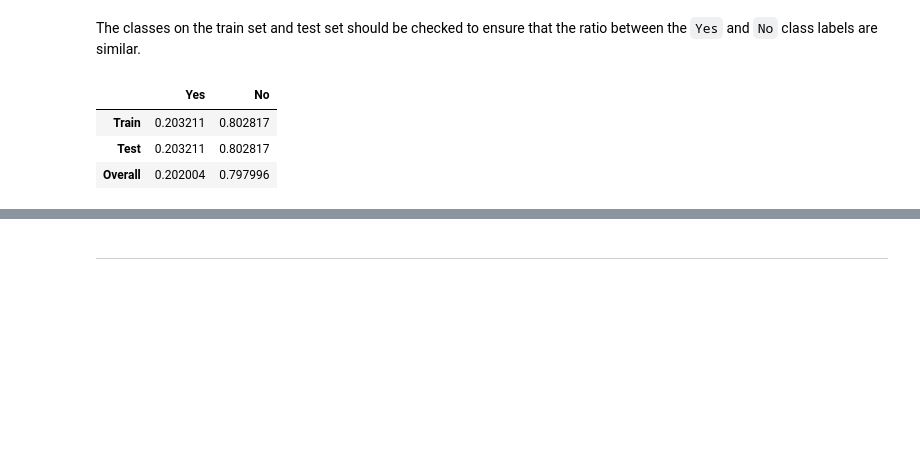
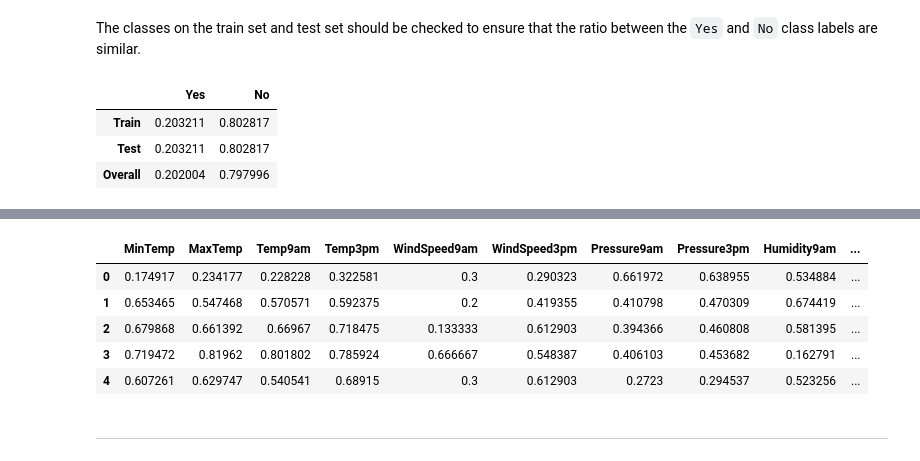
Before and after one commit to poolGolez/project-roosevelt, a Jupyter notebook: will-it-rain-in-perth.ipynb, the cells around one changed output, grey strips where cells are left out. Saved outputs shown, nothing was run; the diff lists cells and outputs as text; code cells hidden in the pictures; blank space fills up the shorter version.

```diff
--- a/will-it-rain-in-perth.ipynb
+++ b/will-it-rain-in-perth.ipynb
@@ -1521,0 +1644,13 @@ pd.DataFrame({
+# %%
+scalable_attr = [col for col in numeric_attr if col != 'Rainfall']
+
+for col in scalable_attr:
+    col_transformers[col].append(('scaler', MinMaxScaler()))
+# %%
+from sklearn.pipeline import Pipeline
+from sklearn.compose import ColumnTransformer
+
+pipelines = [ (col, Pipeline(steps), [col]) for col, steps in col_transformers.items() ]
+full_pipeline = ColumnTransformer(pipelines)
+
+full_pipeline
@@ -1522,3 +1675,13 @@ pd.DataFrame({
+# %%
+x = pd.DataFrame(data=full_pipeline.fit_transform(X_train), columns=(numeric_attr + nominal_attr))
+x.head()
+# %% [output]
+|  | MinTemp | MaxTemp | Temp9am | Temp3pm | WindSpeed9am | WindSpeed3pm | Pressure9am | Pressure3pm | Humidity9am | ... |
+| 0 | 0.174917 | 0.234177 | 0.228228 | 0.322581 | 0.3 | 0.290323 | 0.661972 | 0.638955 | 0.534884 | ... |
+| 1 | 0.653465 | 0.547468 | 0.570571 | 0.592375 | 0.2 | 0.419355 | 0.410798 | 0.470309 | 0.674419 | ... |
+| 2 | 0.679868 | 0.661392 | 0.66967 | 0.718475 | 0.133333 | 0.612903 | 0.394366 | 0.460808 | 0.581395 | ... |
+| 3 | 0.719472 | 0.81962 | 0.801802 | 0.785924 | 0.666667 | 0.548387 | 0.406103 | 0.453682 | 0.162791 | ... |
+| 4 | 0.607261 | 0.629747 | 0.540541 | 0.68915 | 0.3 | 0.612903 | 0.2723 | 0.294537 | 0.523256 | ... |
 # %% [markdown]
 
 ---------------------------------------------------------------------------------------
```
Also changed, not shown: parts of 14 cells of this notebook.
